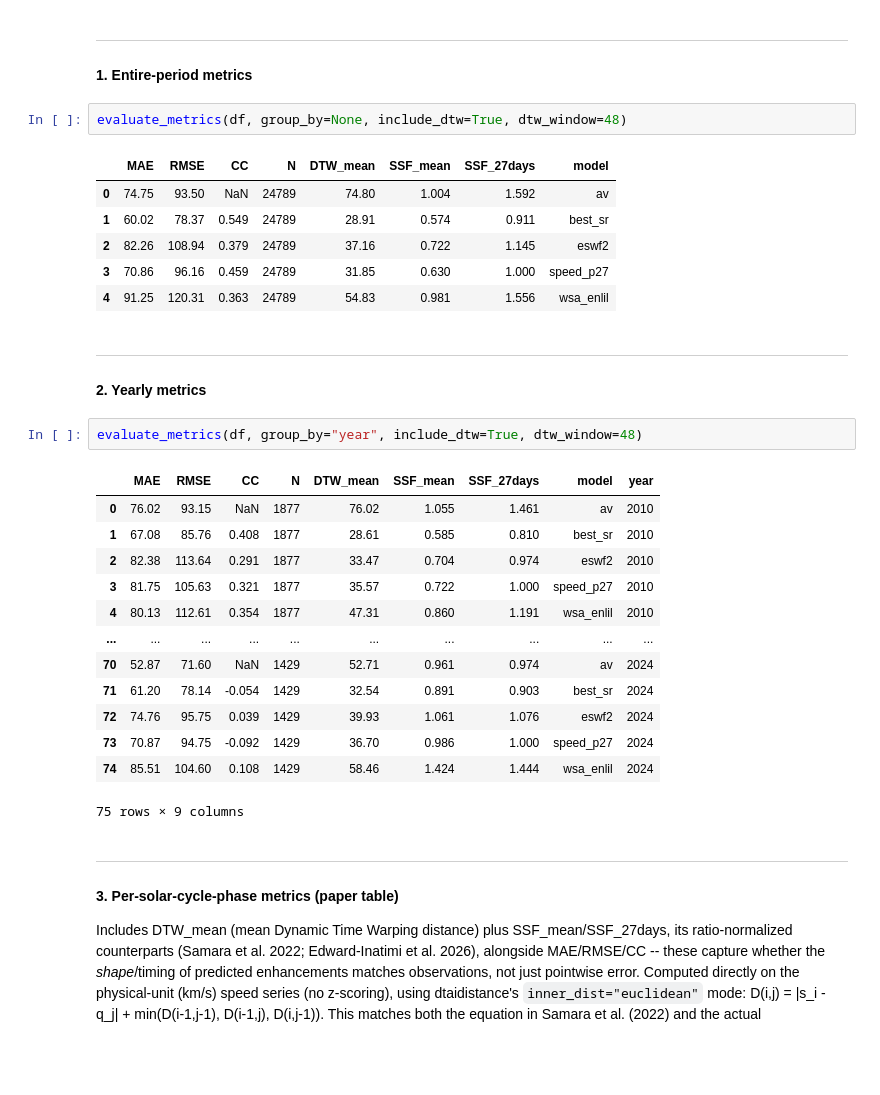
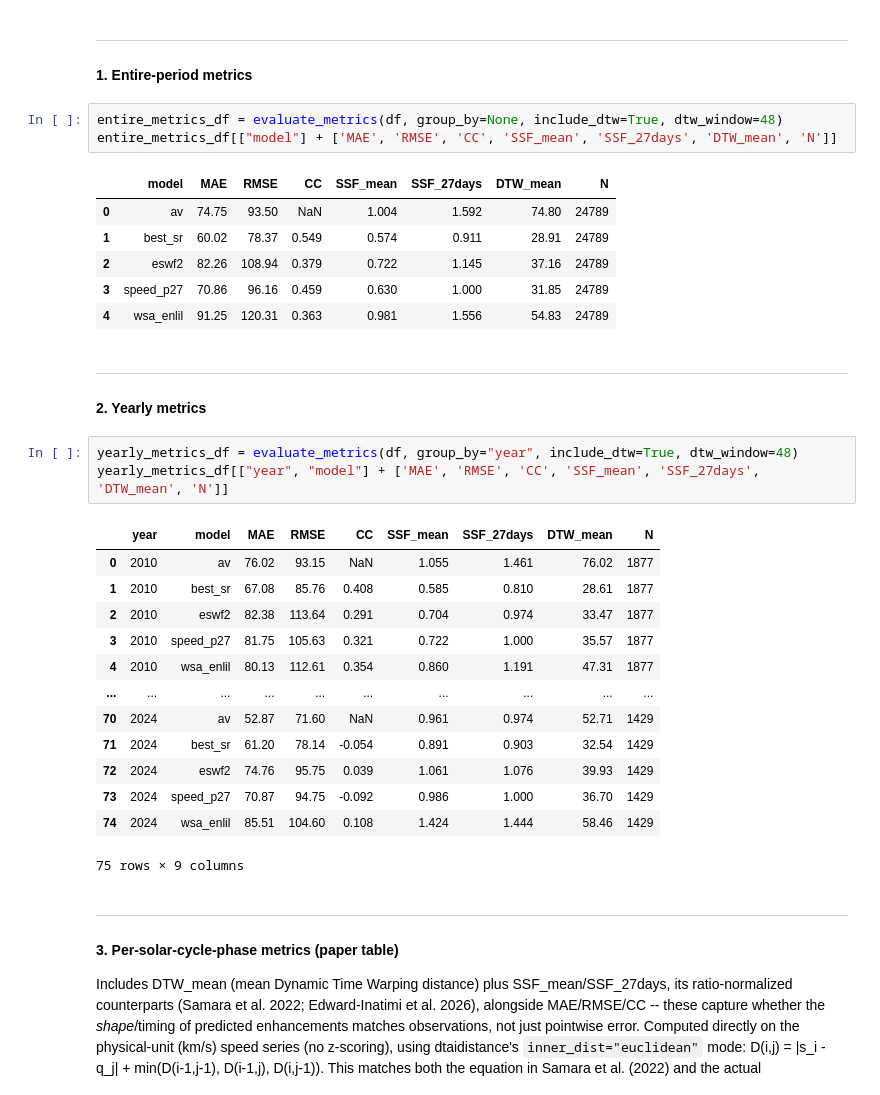
Before and after one commit to coffee77iruk/SR_SWspeed, a Jupyter notebook: notebooks/05_verify_performance.ipynb, the cells around one changed output. Cells and saved outputs as stored; diff of their text form; blank space fills up the shorter version.

```diff
--- a/notebooks/05_verify_performance.ipynb
+++ b/notebooks/05_verify_performance.ipynb
@@ -27,33 +27,35 @@ Some characters could not be decoded, and were replaced with REPLACEMENT CHARACT
 
 #### 1. Entire-period metrics
 # %%
-evaluate_metrics(df, group_by=None, include_dtw=True, dtw_window=48)
+entire_metrics_df = evaluate_metrics(df, group_by=None, include_dtw=True, dtw_window=48)
+entire_metrics_df[["model"] + ['MAE', 'RMSE', 'CC', 'SSF_mean', 'SSF_27days', 'DTW_mean', 'N']]
 # %% [output]
-|  | MAE | RMSE | CC | N | DTW_mean | SSF_mean | SSF_27days | model |
-| 0 | 74.75 | 93.50 | NaN | 24789 | 74.80 | 1.004 | 1.592 | av |
-| 1 | 60.02 | 78.37 | 0.549 | 24789 | 28.91 | 0.574 | 0.911 | best_sr |
-| 2 | 82.26 | 108.94 | 0.379 | 24789 | 37.16 | 0.722 | 1.145 | eswf2 |
-| 3 | 70.86 | 96.16 | 0.459 | 24789 | 31.85 | 0.630 | 1.000 | speed_p27 |
-| 4 | 91.25 | 120.31 | 0.363 | 24789 | 54.83 | 0.981 | 1.556 | wsa_enlil |
+|  | model | MAE | RMSE | CC | SSF_mean | SSF_27days | DTW_mean | N |
+| 0 | av | 74.75 | 93.50 | NaN | 1.004 | 1.592 | 74.80 | 24789 |
+| 1 | best_sr | 60.02 | 78.37 | 0.549 | 0.574 | 0.911 | 28.91 | 24789 |
+| 2 | eswf2 | 82.26 | 108.94 | 0.379 | 0.722 | 1.145 | 37.16 | 24789 |
+| 3 | speed_p27 | 70.86 | 96.16 | 0.459 | 0.630 | 1.000 | 31.85 | 24789 |
+| 4 | wsa_enlil | 91.25 | 120.31 | 0.363 | 0.981 | 1.556 | 54.83 | 24789 |
 # %% [markdown]
 ---
 
 #### 2. Yearly metrics
 # %%
-evaluate_metrics(df, group_by="year", include_dtw=True, dtw_window=48)
+yearly_metrics_df = evaluate_metrics(df, group_by="year", include_dtw=True, dtw_window=48)
+yearly_metrics_df[["year", "model"] + ['MAE', 'RMSE', 'CC', 'SSF_mean', 'SSF_27days', 'DTW_mean', 'N']]
 # %% [output]
-|  | MAE | RMSE | CC | N | DTW_mean | SSF_mean | SSF_27days | model | year |
-| 0 | 76.02 | 93.15 | NaN | 1877 | 76.02 | 1.055 | 1.461 | av | 2010 |
-| 1 | 67.08 | 85.76 | 0.408 | 1877 | 28.61 | 0.585 | 0.810 | best_sr | 2010 |
-| 2 | 82.38 | 113.64 | 0.291 | 1877 | 33.47 | 0.704 | 0.974 | eswf2 | 2010 |
-| 3 | 81.75 | 105.63 | 0.321 | 1877 | 35.57 | 0.722 | 1.000 | speed_p27 | 2010 |
-| 4 | 80.13 | 112.61 | 0.354 | 1877 | 47.31 | 0.860 | 1.191 | wsa_enlil | 2010 |
+|  | year | model | MAE | RMSE | CC | SSF_mean | SSF_27days | DTW_mean | N |
+| 0 | 2010 | av | 76.02 | 93.15 | NaN | 1.055 | 1.461 | 76.02 | 1877 |
+| 1 | 2010 | best_sr | 67.08 | 85.76 | 0.408 | 0.585 | 0.810 | 28.61 | 1877 |
+| 2 | 2010 | eswf2 | 82.38 | 113.64 | 0.291 | 0.704 | 0.974 | 33.47 | 1877 |
+| 3 | 2010 | speed_p27 | 81.75 | 105.63 | 0.321 | 0.722 | 1.000 | 35.57 | 1877 |
+| 4 | 2010 | wsa_enlil | 80.13 | 112.61 | 0.354 | 0.860 | 1.191 | 47.31 | 1877 |
 | ... | ... | ... | ... | ... | ... | ... | ... | ... | ... |
-| 70 | 52.87 | 71.60 | NaN | 1429 | 52.71 | 0.961 | 0.974 | av | 2024 |
-| 71 | 61.20 | 78.14 | -0.054 | 1429 | 32.54 | 0.891 | 0.903 | best_sr | 2024 |
-| 72 | 74.76 | 95.75 | 0.039 | 1429 | 39.93 | 1.061 | 1.076 | eswf2 | 2024 |
-| 73 | 70.87 | 94.75 | -0.092 | 1429 | 36.70 | 0.986 | 1.000 | speed_p27 | 2024 |
-| 74 | 85.51 | 104.60 | 0.108 | 1429 | 58.46 | 1.424 | 1.444 | wsa_enlil | 2024 |
+| 70 | 2024 | av | 52.87 | 71.60 | NaN | 0.961 | 0.974 | 52.71 | 1429 |
+| 71 | 2024 | best_sr | 61.20 | 78.14 | -0.054 | 0.891 | 0.903 | 32.54 | 1429 |
+| 72 | 2024 | eswf2 | 74.76 | 95.75 | 0.039 | 1.061 | 1.076 | 39.93 | 1429 |
+| 73 | 2024 | speed_p27 | 70.87 | 94.75 | -0.092 | 0.986 | 1.000 | 36.70 | 1429 |
+| 74 | 2024 | wsa_enlil | 85.51 | 104.60 | 0.108 | 1.424 | 1.444 | 58.46 | 1429 |
 75 rows × 9 columns
 # %% [markdown]
 ---
```
Also changed, not shown: parts of 1 cell of this notebook.
